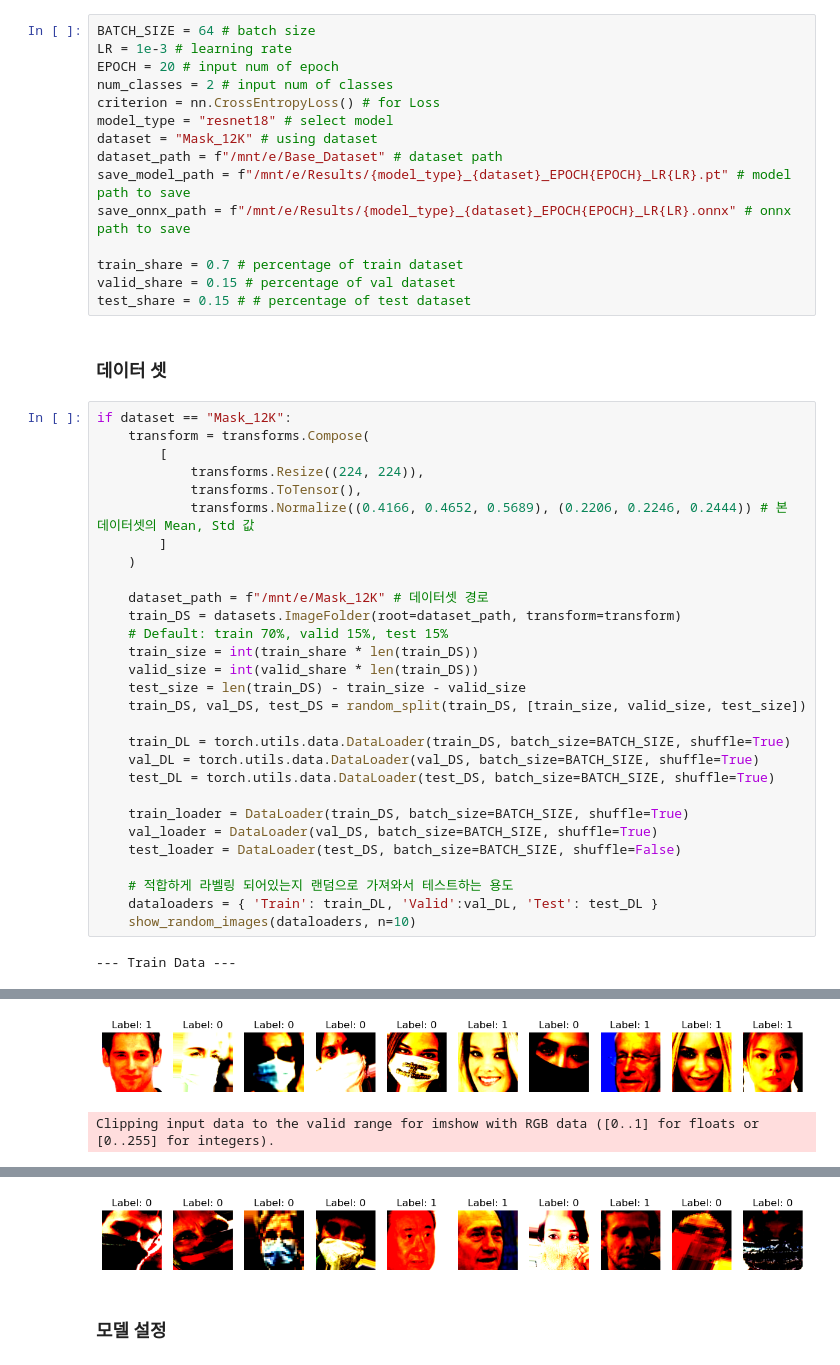
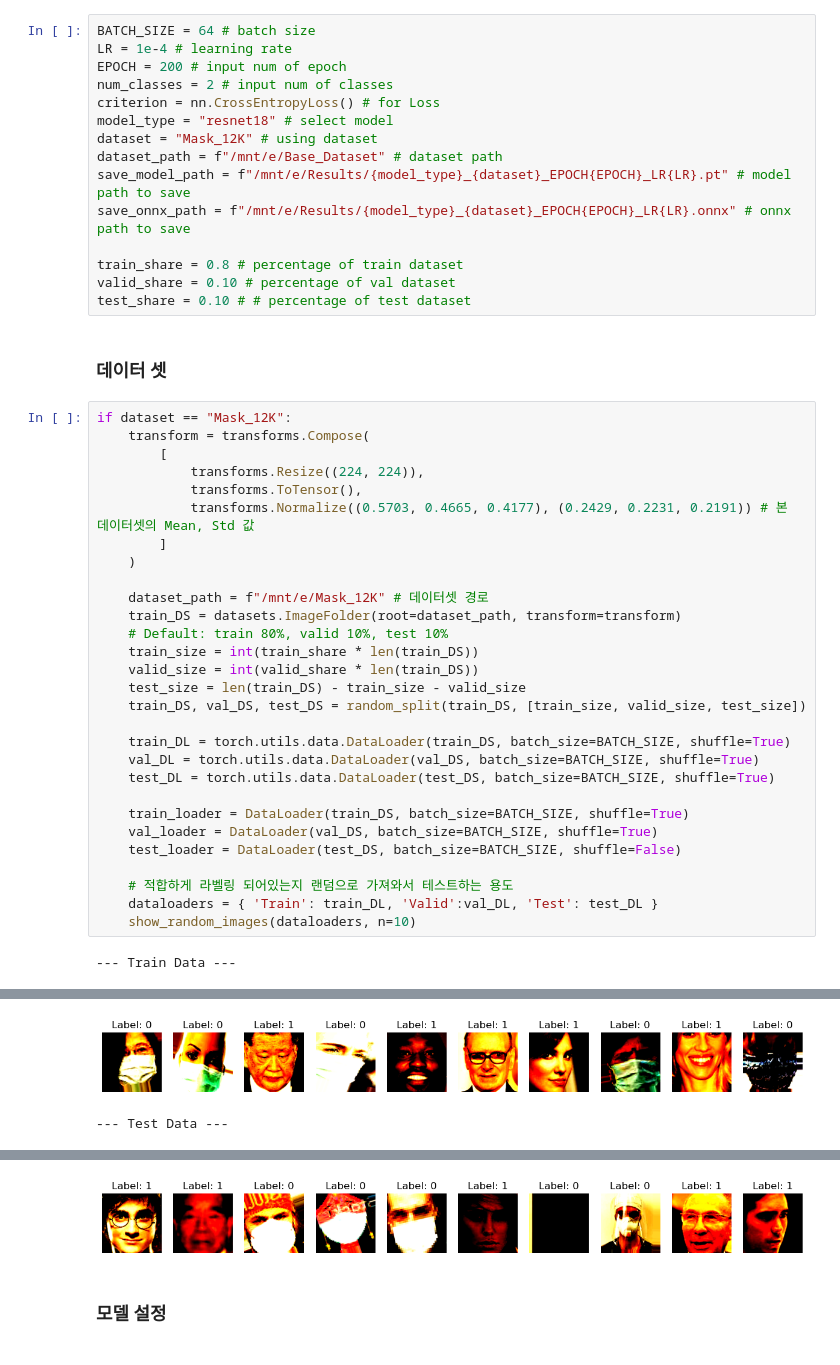
Before and after one commit to 21june/PyroNote, a Jupyter notebook: MaskDetection/ResNet_Mask.ipynb, the cells around one changed output, grey strips where cells are left out. Cells and saved outputs as stored; diff of their text form.

```diff
--- a/MaskDetection/ResNet_Mask.ipynb
+++ b/MaskDetection/ResNet_Mask.ipynb
@@ -235,8 +238,8 @@ def resnet152(**kwargs):
 ### 상수 값
 # %%
 BATCH_SIZE = 64 # batch size
-LR = 1e-3 # learning rate
-EPOCH = 20 # input num of epoch
+LR = 1e-4 # learning rate
+EPOCH = 200 # input num of epoch
 num_classes = 2 # input num of classes
 criterion = nn.CrossEntropyLoss() # for Loss
 model_type = "resnet18" # select model
@@ -245,9 +248,9 @@ dataset_path = f"/mnt/e/Base_Dataset" # dataset path
 save_model_path = f"/mnt/e/Results/{model_type}_{dataset}_EPOCH{EPOCH}_LR{LR}.pt" # model path to save
 save_onnx_path = f"/mnt/e/Results/{model_type}_{dataset}_EPOCH{EPOCH}_LR{LR}.onnx" # onnx path to save
 
-train_share = 0.7 # percentage of train dataset
-valid_share = 0.15 # percentage of val dataset
-test_share = 0.15 # # percentage of test dataset
+train_share = 0.8 # percentage of train dataset
+valid_share = 0.10 # percentage of val dataset
+test_share = 0.10 # # percentage of test dataset
 # %% [markdown]
 ### 데이터 셋
 # %%
@@ -256,13 +259,13 @@ if dataset == "Mask_12K":
         [
             transforms.Resize((224, 224)),
             transforms.ToTensor(),
-            transforms.Normalize((0.4166, 0.4652, 0.5689), (0.2206, 0.2246, 0.2444)) # 본 데이터셋의 Mean, Std 값
+            transforms.Normalize((0.5703, 0.4665, 0.4177), (0.2429, 0.2231, 0.2191)) # 본 데이터셋의 Mean, Std 값
         ]
     )
 
     dataset_path = f"/mnt/e/Mask_12K" # 데이터셋 경로
     train_DS = datasets.ImageFolder(root=dataset_path, transform=transform)
-    # Default: train 70%, valid 15%, test 15%
+    # Default: train 80%, valid 10%, test 10%
     train_size = int(train_share * len(train_DS))
     valid_size = int(valid_share * len(train_DS))
     test_size = len(train_DS) - train_size - valid_size
@@ -303,5 +306,5 @@ Clipping input data to the valid range for imshow with RGB data ([0..1] for floa
 Clipping input data to the valid range for imshow with RGB data ([0..1] for floats or [0..255] for integers).
 Clipping input data to the valid range for imshow with RGB data ([0..1] for floats or [0..255] for integers).
 Clipping input data to the valid range for imshow with RGB data ([0..1] for floats or [0..255] for integers).
-[figure, old version]
+[figure, new version]
-Clipping input data to the valid range for imshow with RGB data ([0..1] for floats or [0..255] for integers).
+--- Test Data ---
@@ -318,4 +321,4 @@ Clipping input data to the valid range for imshow with RGB data ([0..1] for floa
-[figure, old version]
+[figure, new version]
 # %% [markdown]
 ### 모델 설정
 # %%
```
Also changed, not shown: parts of 6 cells of this notebook.
